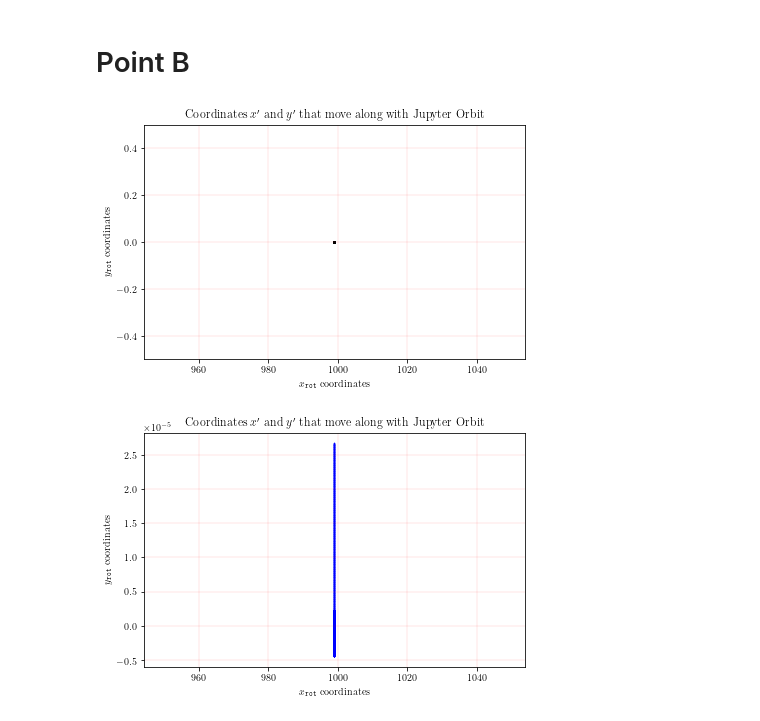
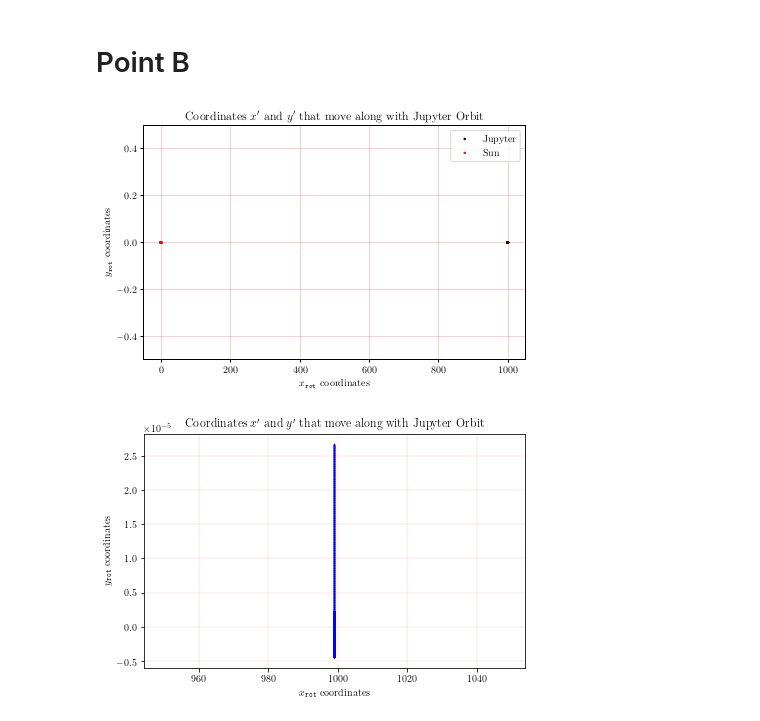
Before and after one commit to srivasb/Trojan_Planets, a Jupyter notebook: Plotting.ipynb, the cells around one changed output. Cells and saved outputs as stored; diff of their text form; code cells hidden in the pictures.

Commit message:
correction to plots. Not done with c.cpp

```diff
--- a/Plotting.ipynb
+++ b/Plotting.ipynb
@@ -4,14 +6,14 @@ import matplotlib
 import pandas as pd
 %matplotlib inline
 # %%
-# # Latex Configuration
-# matplotlib.use("pgf")
-# matplotlib.rcParams.update({
-#     "pgf.texsystem": "pdflatex",
-#     'font.family': 'serif',
-#     'text.usetex': True,
-#     'pgf.rcfonts': False,
-# })
+# Latex Configuration
+matplotlib.use("pgf")
+matplotlib.rcParams.update({
+    "pgf.texsystem": "pdflatex",
+    'font.family': 'serif',
+    'text.usetex': True,
+    'pgf.rcfonts': False,
+})
 
 # plt.rcParams.update({
 #     "font.family": "serif",  # use serif/main font for text elements
@@ -60,25 +62,26 @@ plt.show()
 # Point B
 # %%
 #Retriving Data
-columns=['x1','y1']
+columns=['x1','y1','x0','y0']
 df2=pd.read_table('b.dat',sep=r'\s+',names=columns,dtype='a',engine='python')
 for col in df2.columns[:]:
     df2[col]=pd.to_numeric(df2[col],errors='coerce')
 # %%
 fig = plt.figure()
 ax = plt.gca()
-plt.scatter(df2.x1,df2.y1,color='k',marker='.',s=2)
+plt.scatter(df2.x1,df2.y1,color='k',marker='.',s=10,label='Jupyter')
+plt.scatter(df2.x0,df2.y0,c='r',marker='.',s=10,label='Sun')
 ax.set_ylim(-0.5,0.5)
-#plt.scatter(df.x2,df.y2,c='r',s=0.1)
-plt.grid(color='r', linestyle='-', linewidth=0.1,alpha=1)
+plt.grid(color='r', linestyle='-', linewidth=0.1,alpha=0.2)
 plt.title(r'Coordinates $x^\prime$ and $y^\prime$ that move along with Jupyter Orbit')
 plt.xlabel(r'$x_{\mathtt{rot}}$ coordinates')
 plt.ylabel(r'$y_\mathtt{rot}$ coordinates')
+plt.legend()
 plt.tight_layout(0.5)
 plt.show()
 #plt.savefig("b.pdf")
 # %% [output]
-[figure, old version]
+[figure, new version]
 # %%
 fig = plt.figure()
 ax2 = plt.gca()
```
Also changed, not shown: parts of 2 cells of this notebook, 7 other files.
